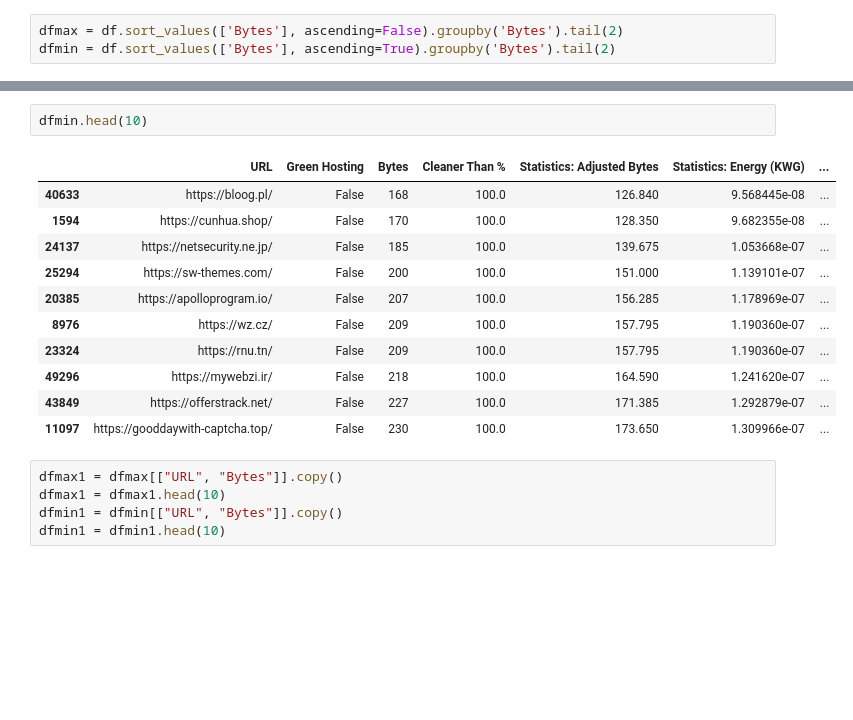
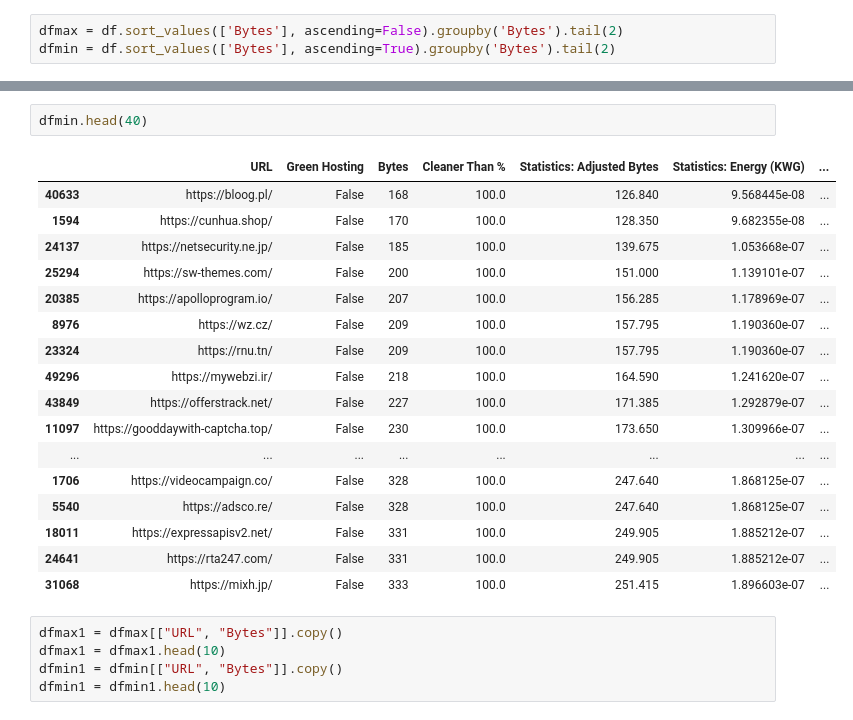
Before and after one commit to ivanivanov10101/bachelor-project, a Jupyter notebook: CSV.ipynb, the cells around one changed output, grey strips where cells are left out. Saved outputs shown, nothing was run; the diff lists cells and outputs as text; blank space fills up the shorter version.

Commit message:
tables, data analysis

```diff
--- a/CSV.ipynb
+++ b/CSV.ipynb
@@ -179,19 +179,25 @@ dfmax.head(10)
 | 2593 | https://2m.ma/ar | True | 110049081 | 1.0 | 8.308706e+07 | 0.062678 | ... |
 | 47472 | https://www.tucao.in/ | True | 103846179 | 1.0 | 7.840387e+07 | 0.059146 | ... |
 # %%
-dfmin.head(10)
+dfmin.head(40)
 # %% [output]
 |  | URL | Green Hosting | Bytes | Cleaner Than % | Statistics: Adjusted Bytes | Statistics: Energy (KWG) | ... |
 | 40633 | https://bloog.pl/ | False | 168 | 100.0 | 126.840 | 9.568445e-08 | ... |
 | 1594 | https://cunhua.shop/ | False | 170 | 100.0 | 128.350 | 9.682355e-08 | ... |
 | 24137 | https://netsecurity.ne.jp/ | False | 185 | 100.0 | 139.675 | 1.053668e-07 | ... |
 | 25294 | https://sw-themes.com/ | False | 200 | 100.0 | 151.000 | 1.139101e-07 | ... |
 | 20385 | https://apolloprogram.io/ | False | 207 | 100.0 | 156.285 | 1.178969e-07 | ... |
 | 8976 | https://wz.cz/ | False | 209 | 100.0 | 157.795 | 1.190360e-07 | ... |
 | 23324 | https://rnu.tn/ | False | 209 | 100.0 | 157.795 | 1.190360e-07 | ... |
 | 49296 | https://mywebzi.ir/ | False | 218 | 100.0 | 164.590 | 1.241620e-07 | ... |
 | 43849 | https://offerstrack.net/ | False | 227 | 100.0 | 171.385 | 1.292879e-07 | ... |
 | 11097 | https://gooddaywith-captcha.top/ | False | 230 | 100.0 | 173.650 | 1.309966e-07 | ... |
+| ... | ... | ... | ... | ... | ... | ... | ... |
+| 1706 | https://videocampaign.co/ | False | 328 | 100.0 | 247.640 | 1.868125e-07 | ... |
+| 5540 | https://adsco.re/ | False | 328 | 100.0 | 247.640 | 1.868125e-07 | ... |
+| 18011 | https://expressapisv2.net/ | False | 331 | 100.0 | 249.905 | 1.885212e-07 | ... |
+| 24641 | https://rta247.com/ | False | 331 | 100.0 | 249.905 | 1.885212e-07 | ... |
+| 31068 | https://mixh.jp/ | False | 333 | 100.0 | 251.415 | 1.896603e-07 | ... |
 # %%
 dfmax1 = dfmax[["URL", "Bytes"]].copy()
 dfmax1 = dfmax1.head(10)
```
Also changed, not shown: parts of 3 cells of this notebook, 9 other files.
